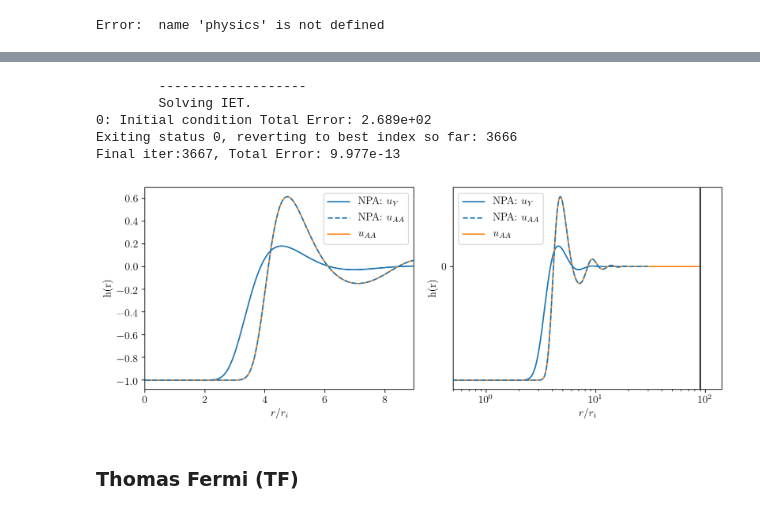
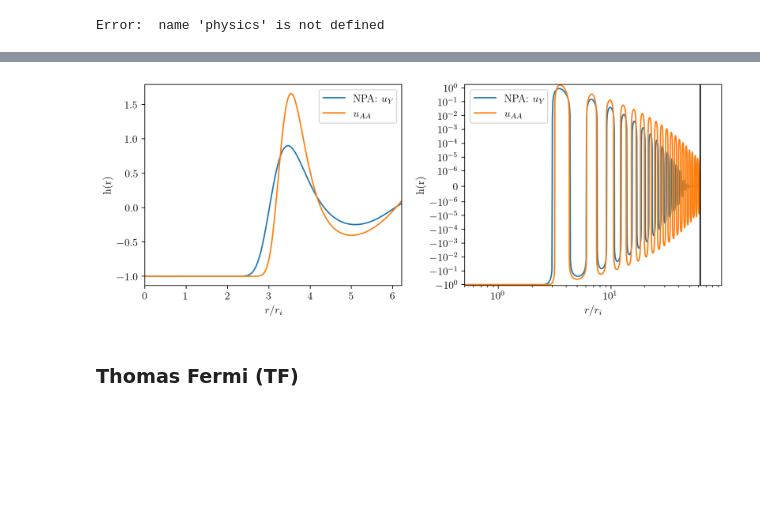
Before and after one commit to ZachAJohnson/OFAA, a Jupyter notebook: jupyter/TF_NPA-2T_testing.ipynb, the cells around one changed output, grey strips where cells are left out. Drawn from its saved outputs; the diff is of its cells as text; code cells hidden in the pictures; blank space fills up the shorter version.

```diff
--- a/jupyter/TF_NPA-2T_testing.ipynb
+++ b/jupyter/TF_NPA-2T_testing.ipynb
@@ -42,15 +42,18 @@ Error:  name 'physics' is not defined
 # Aluminuma
 name='Al'
 Z, A = 13, 27
+
+ρ_solid = 2.699 #g/cc, the solid density of aluminum
+ρ = 8.1 # g/cc
+ni_cc = ρ/(A*amu_to_AU*AU_to_g)
+ni_AU = ni_cc*invcc_to_AU
+rs = rs_from_n(ni_AU)
 
 Ti_eV = 1
 Te_eV = 1
 
 Te_AU = Te_eV*eV_to_AU
 Ti_AU = Ti_eV*eV_to_AU
-
-rs = 2.985767276908717
-
 
 # Hydrogen
 # name='H'
@@ -69,12 +72,14 @@ rs = 2.985767276908717
 
 
 ####
-R = 10*rs
+R = 30*rs
+rmin = rs/100
+ignore_vxc = True
 
-aa_kwargs = {'initialize':True, 'gradient_correction':None, 'μ_init' : 0.158, 'Zstar_init' : 'More', 'rmin':2e-2 ,'Npoints':300,
-             'name':name, 'ignore_vxc':False, 'fixed_Zstar':False, 'iet_R_over_rs':R/rs*3, 'iet_N_bins':5000, 'use_full_ne_for_nf':False}
+aa_kwargs = {'initialize':True, 'gradient_correction':None, 'μ_init' : 0.158, 'Zstar_init' : 'More', 'rmin': rmin,'Npoints':600,
+             'name':name, 'ignore_vxc':ignore_vxc, 'fixed_Zstar':False, 'iet_R_over_rs':R/rs, 'iet_N_bins':5000, 'use_full_ne_for_nf':False}
 npa_kwargs = {'initialize':True, 'gradient_correction':None,'μ_init' : 0.158, 'Zstar_init' : 'More', 'rmin':1e-2 ,'Npoints':1000,
-              'name':name,'ignore_vxc':False, 'fixed_Zstar':False, 'iet_R_over_rs':R/rs*3, 'iet_N_bins':5000, 'use_full_ne_for_nf':False}
+              'name':name,'ignore_vxc':ignore_vxc, 'fixed_Zstar':False, 'iet_R_over_rs':R/rs, 'iet_N_bins':5000, 'use_full_ne_for_nf':False}
 
 aa = NPA(Z, A, Ti_AU, Te_AU, rs, rs, **aa_kwargs)
 npa = NPA(Z, A, Ti_AU, Te_AU, rs, R, **npa_kwargs)
@@ -99 +104,6 @@ Final iter:1224, Total Error: 9.941e-13
 Intialized Potentials and Densities
+# %%
+fig, ax = plt.subplots()
+
+ax.plot(npa.iet.r_array, npa.iet.h_r_matrix[0,0])
+ax.set_yscale('symlog', linthresh=1e-10)
@@ -101,6 +113,8 @@ Intialized Potentials and Densities
 %%time
 aa.solve_TF(verbose=True, picard_alpha=0.2, num_10folds_per_rs=0.5, tol=1e-7)
 aa.set_uii_eff()
-aa.make_gii()
+aa.iet.HNC_solve(iters_to_wait=1e5, tol=1e-12, verbose=False, num_iterations=1e5)
+aa.gii = interp1d(aa.iet.r_array*aa.rs, aa.iet.h_r_matrix[0,0]+1, bounds_error=False, fill_value='extrapolate')(aa.grid.xs)
+npa_2.gii = interp1d(npa.iet.r_array*npa.rs, aa.iet.h_r_matrix[0,0]+1, bounds_error=False, fill_value='extrapolate')(npa.grid.xs)
 aa.make_ρi()
 # %% [output]
@@ -124,18 +124,3 @@ Wall time: 43.1 s
-# %%
-from scipy.interpolate import interp1d
-
-aa.set_uii_eff()
-aa.make_gii()
-aa.make_ρi()
-
-gii_iet = aa.iet.h_r_matrix[0,0]+1
-npa_2.gii = interp1d(npa.iet.r_array*npa.rs, gii_iet, bounds_error=False, fill_value='extrapolate')(npa.grid.xs)
-# %% [output]
-        -------------------
-        Solving IET.
-0: Initial condition Total Error: 2.689e+02
-Exiting status 0, reverting to best index so far: 3666
-Final iter:3667, Total Error: 9.977e-13
 # %%
 fig, axs  = plt.subplots(1,2,figsize=(10,4))
 
@@ -143,35 +128,35 @@ colors = plt.rcParams['axes.prop_cycle'].by_key()['color']
 
 short_distance_weight = np.exp(-(0.08*npa.kTF*npa.grid.xs)**4)
 for ax in axs:
     # ax.plot(npa.iet.r_array*rs, npa.iet.h_r_matrix[0,0], color=colors[0], label=r"NPA: $u_Y$")
     ax.plot(npa.grid.xs, npa.gii-1, color=colors[0], label=r"NPA: $u_Y$")
-    ax.plot(npa_2.grid.xs, npa_2.gii-1,'--', color=colors[0], label=r"NPA: $u_{AA}$",zorder=10)
+    # ax.plot(npa_2.grid.xs, npa_2.gii-1,'--', color=colors[0], label=r"NPA: $u_{AA}$",zorder=10)
     ax.plot(aa.iet.r_array*rs, aa.iet.h_r_matrix[0,0],color=colors[1],  label=r"$u_{AA}$")
     # ax.plot(npa.grid.xs, short_distance_weight*(npa.gii-1),'--',color=colors[3],  label=r"$u_Y$ damped")
 
 
     # ax.plot(aa.grid.xs, aa.gii-1,'--',color=colors[3],  label=r"$u_Y$")
     ax.axvline(npa.iet.r_array[-1]*rs,color='k')
 
 ax = axs[0]
 ax.set_xlabel(r"$r/r_i$",fontsize=12)
 ax.set_ylabel("h(r)",fontsize=12)
 ax.set_xlim(0,3*rs)
 
 ax = axs[1]
 ax.set_xlabel(r"$r/r_i$",fontsize=12)
 ax.set_ylabel("h(r)",fontsize=12)
 ax.set_xscale('log')
 ax.set_xlim(0.5,None)
 ax.set_yscale('symlog', linthresh=1e-6)
 for ax in axs:
     ax.legend(fontsize=12)
     ax.tick_params(labelsize=12)
 
 
 plt.tight_layout()
 # %% [output]
-[figure, old version]
+[figure, new version]
 # %% [markdown]
 ### Thomas Fermi (TF)
 # %%
```
Also changed, not shown: parts of 3 cells of this notebook, 8 other files.
